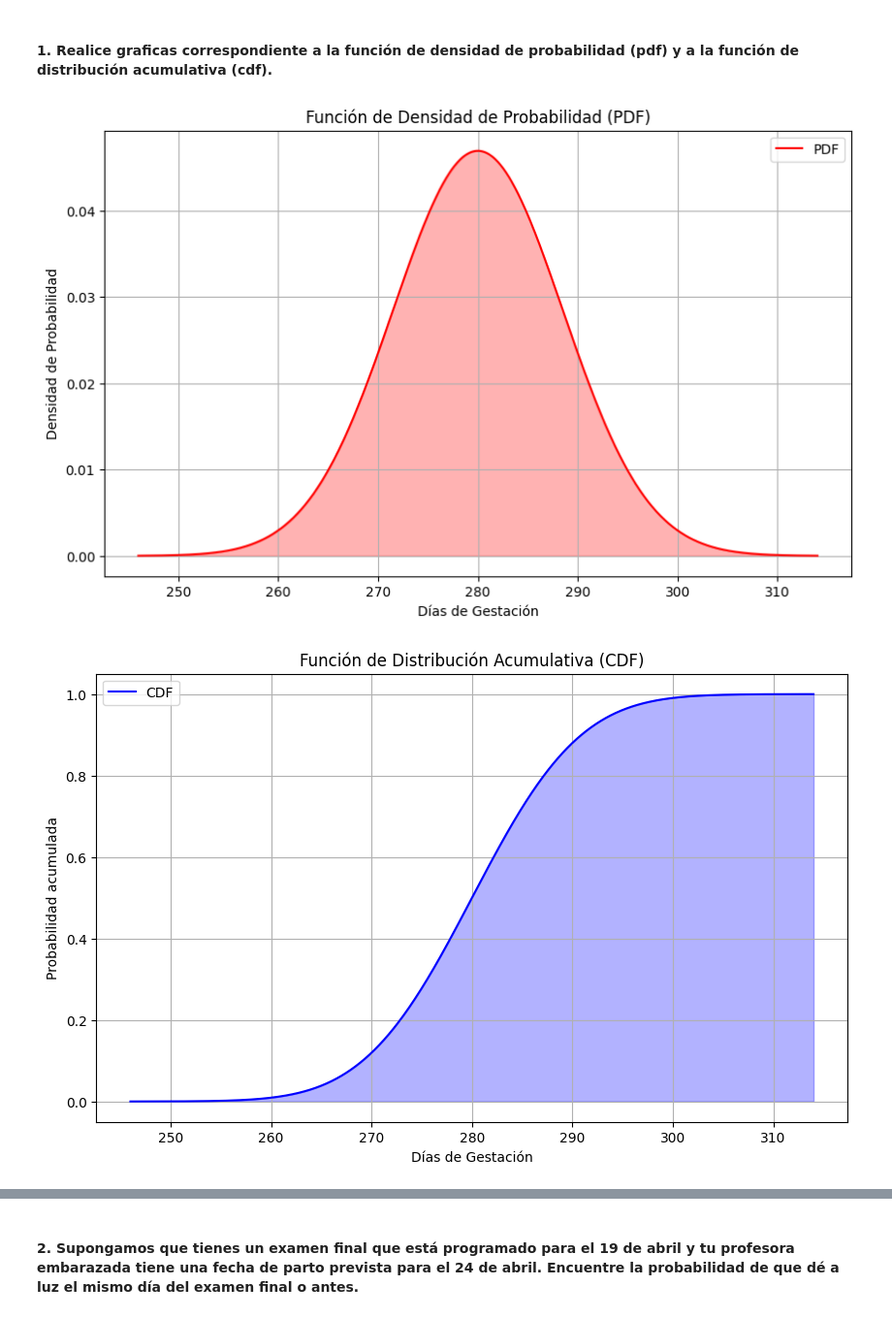
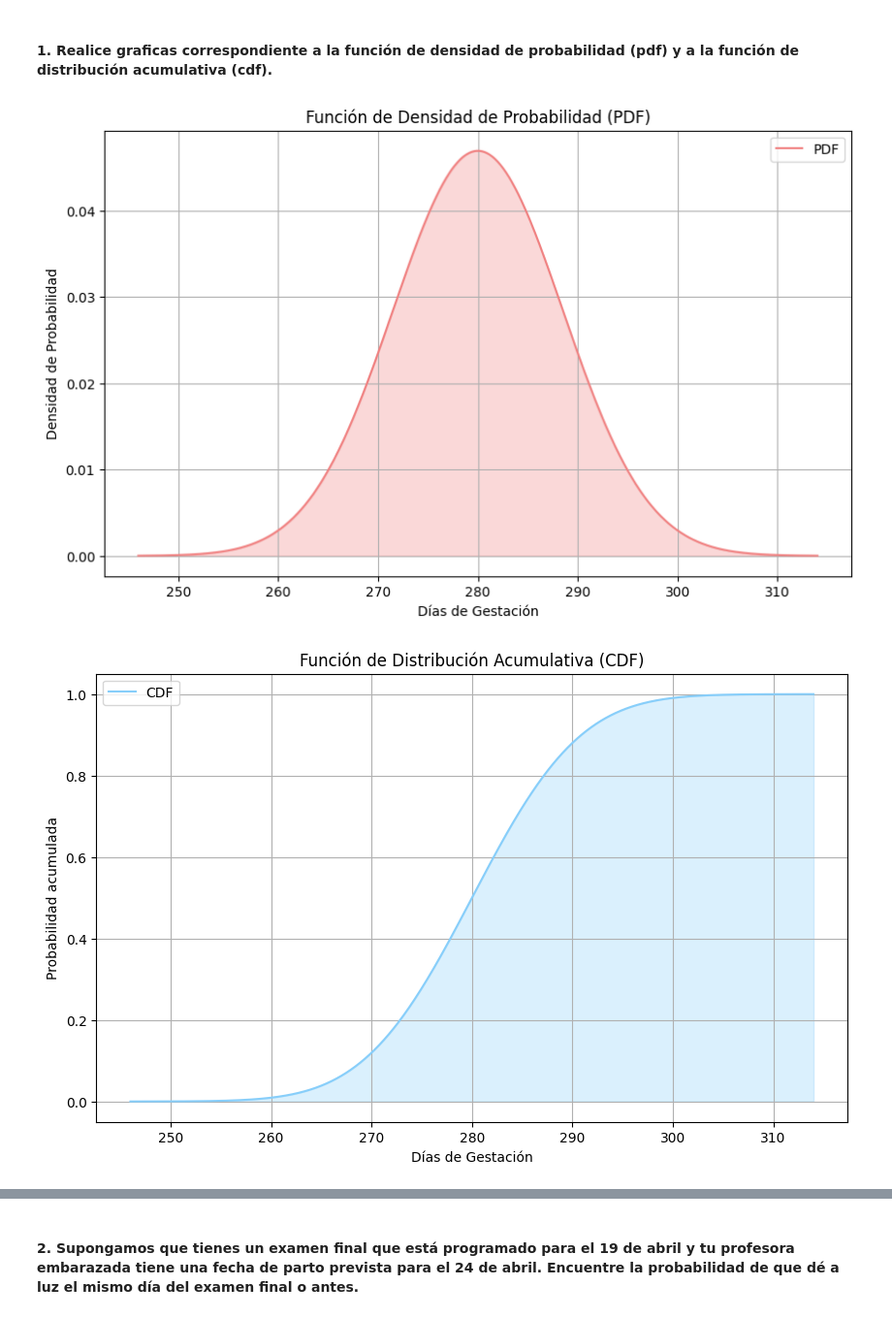
Before and after one commit to DCajiao/Distribuciones-de-Probabilidad, a Jupyter notebook: notebooks/pregunta3.ipynb, the cells around one changed output, grey strips where cells are left out. Shown: that part at 97% size. Saved outputs shown, nothing was run; the diff lists cells and outputs as text; code cells hidden in the pictures.

```diff
--- a/notebooks/pregunta3.ipynb
+++ b/notebooks/pregunta3.ipynb
@@ -33,34 +33,34 @@ def graficar_funcion(x, y, titulo, xlabel, ylabel, label, colorElegido):
 
     Parámetros:
     x (array): Valores en el eje x.
     y (array): Valores en el eje y.
     titulo (str): Título del gráfico.
     xlabel (str): Etiqueta del eje x.
     ylabel (str): Etiqueta del eje y.
     label (str): Etiqueta de la función.
     """
     plt.figure(figsize=(10, 6))
     plt.plot(x, y, label=label, color=colorElegido)  # Color azul para las funciones
     plt.fill_between(x, y, color=colorElegido, alpha=0.3)
     plt.title(titulo)
     plt.xlabel(xlabel)
     plt.ylabel(ylabel)
     plt.grid(True)
     plt.legend()
     plt.show()
 
 # Parámetros de la distribución normal
 mu = 280  # Media
 sigma = 8.5  # Desviación estándar
 
 # Generar distribución normal
 x, pdf, cdf = generar_distribucion_normal(mu, sigma)
 
 # Graficar la función de densidad de probabilidad (PDF)
-graficar_funcion(x, pdf, 'Función de Densidad de Probabilidad (PDF)', 'Días de Gestación', 'Densidad de Probabilidad', 'PDF', 'red')
+graficar_funcion(x, pdf, 'Función de Densidad de Probabilidad (PDF)', 'Días de Gestación', 'Densidad de Probabilidad', 'PDF', 'lightcoral')
 
 # Graficar la función de distribución acumulativa (CDF)
-graficar_funcion(x, cdf, 'Función de Distribución Acumulativa (CDF)', 'Días de Gestación', 'Probabilidad acumulada', 'CDF', 'blue')
+graficar_funcion(x, cdf, 'Función de Distribución Acumulativa (CDF)', 'Días de Gestación', 'Probabilidad acumulada', 'CDF', 'lightskyblue')
 # %% [output]
-[figure, old version]
+[figure, new version]
-[figure, old version]
+[figure, new version]
```
Also changed, not shown: parts of 6 cells of this notebook.
